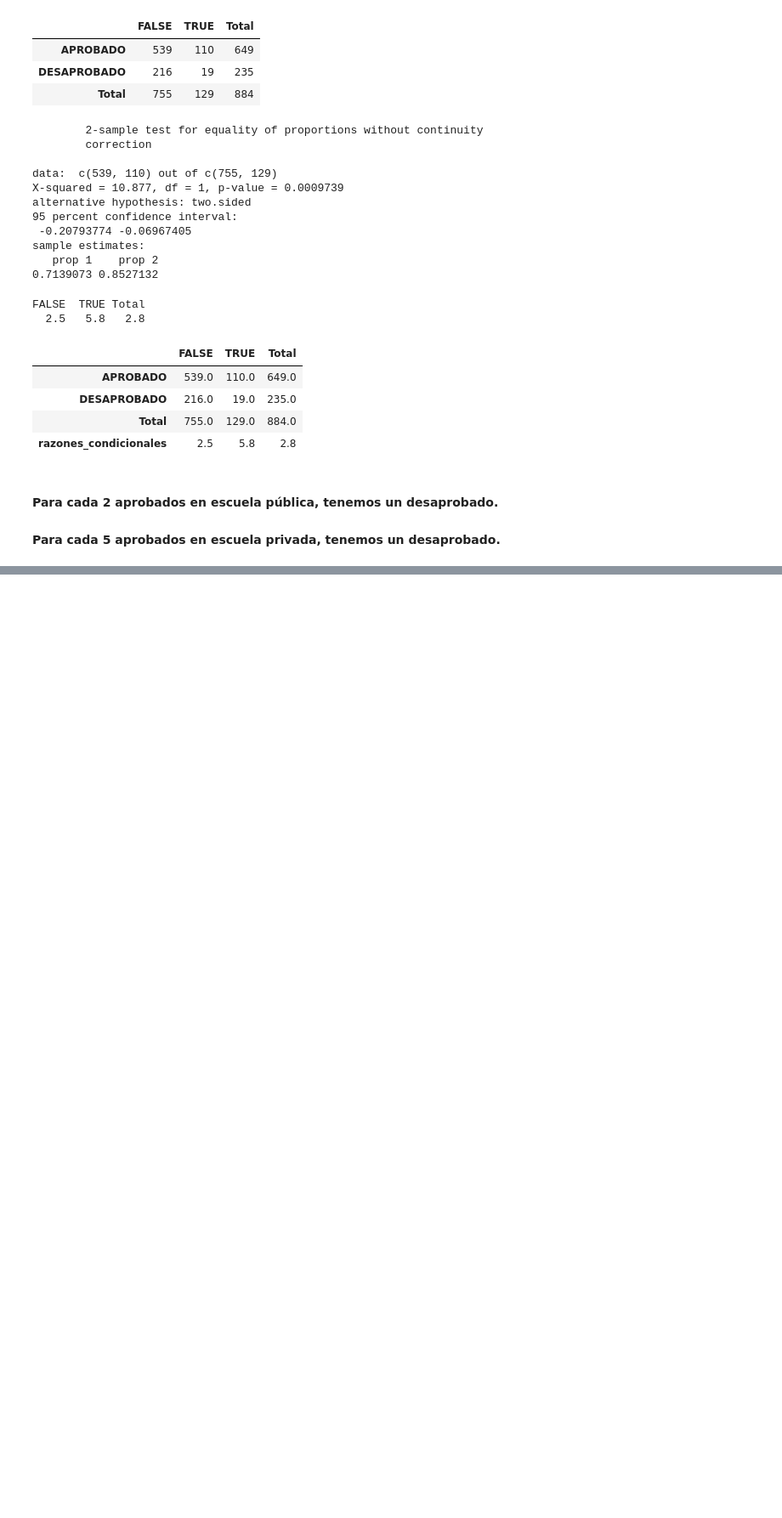
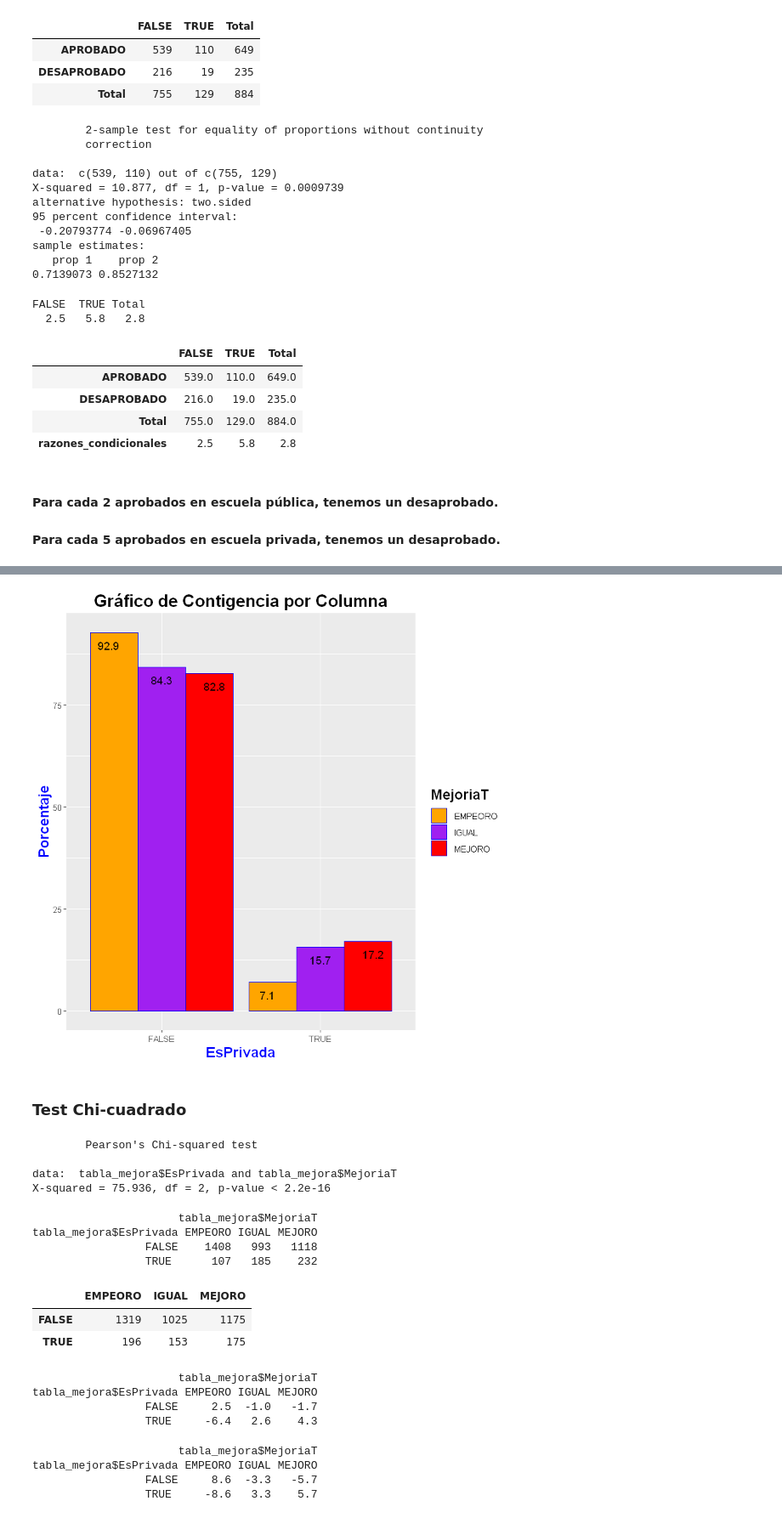
Before and after one commit to Nefertumm/EDM_2023, a Jupyter notebook: Dataset_escuelas/TP1.ipynb, the cells around one changed output, grey strips where cells are left out. Shown at 85% size. Saved outputs shown, nothing was run; the diff lists cells and outputs as text; code cells hidden in the pictures; blank space fills up the shorter version.

```diff
--- a/Dataset_escuelas/TP1.ipynb
+++ b/Dataset_escuelas/TP1.ipynb
@@ -3798,0 +3888,9 @@ FALSE  TRUE Total
+# %%
+tabla_mejora$MejoriaT <- factor(tabla_mejora$MejoriaT,
+                                          levels = c('EMPEORO', 'IGUAL','MEJORO' )) #prestar atención a que hay que ordenar contrario a barplot
+
+tabla_variables_fila<-round(prop.table( table(tabla_mejora$EsPrivada, tabla_mejora$MejoriaT),2)*100,1)
+
+datos = data.frame(tabla_variables_fila)
+colnames(datos) <- c("EsPrivada", "MejoriaT", "Porcentaje")
+datos
@@ -3798,0 +3905,51 @@ FALSE  TRUE Total
+# %%
+#horizontal coord_flip()
+ggplot(data=datos,aes(x=EsPrivada,y=Porcentaje,fill=MejoriaT))+
+  geom_bar(stat="identity",colour="blue",position="dodge")+
+  scale_fill_manual(values=c("orange", "purple","red"))+
+ geom_text(aes(label=Porcentaje),hjust=0.5, vjust=2, position = position_dodge(width = 1),size = 4, color = "Black")+
+   xlab("EsPrivada")+
+  ylab("Porcentaje")+
+ ggtitle("Gráfico de Contigencia por Columna") +
+ theme(axis.title = element_text(size = 15, color = "blue", face = "bold"))+
+ theme(title = element_text(size = 15, color = "black", face = "bold"))+
+  theme(plot.title = element_text(hjust = 0.5)) #centra titulo
+# %% [output]
+[figure, added]
+# %% [markdown]
+### Test Chi-cuadrado
+# %%
+chi_m5 <- chisq.test(tabla_mejora$EsPrivada, tabla_mejora$MejoriaT)
+chi_m5
+# %% [output]
+        Pearson's Chi-squared test
+
+data:  tabla_mejora$EsPrivada and tabla_mejora$MejoriaT
+X-squared = 75.936, df = 2, p-value < 2.2e-16
+# %%
+chi_m5$observed
+# %% [output]
+                      tabla_mejora$MejoriaT
+tabla_mejora$EsPrivada EMPEORO IGUAL MEJORO
+                 FALSE    1408   993   1118
+                 TRUE      107   185    232
+# %%
+round(chi_m5$expected,0)
+# %% [output]
+|  | EMPEORO | IGUAL | MEJORO |
+| FALSE | 1319 | 1025 | 1175 |
+| TRUE | 196 | 153 | 175 |
+# %%
+round(chi_m5$residuals, 1)
+# %% [output]
+                      tabla_mejora$MejoriaT
+tabla_mejora$EsPrivada EMPEORO IGUAL MEJORO
+                 FALSE     2.5  -1.0   -1.7
+                 TRUE     -6.4   2.6    4.3
+# %%
+round(chi_m5$stdres,1)
+# %% [output]
+                      tabla_mejora$MejoriaT
+tabla_mejora$EsPrivada EMPEORO IGUAL MEJORO
+                 FALSE     8.6  -3.3   -5.7
+                 TRUE     -8.6   3.3    5.7
```
Also changed, not shown: parts of 25 cells of this notebook, 1 other file.
